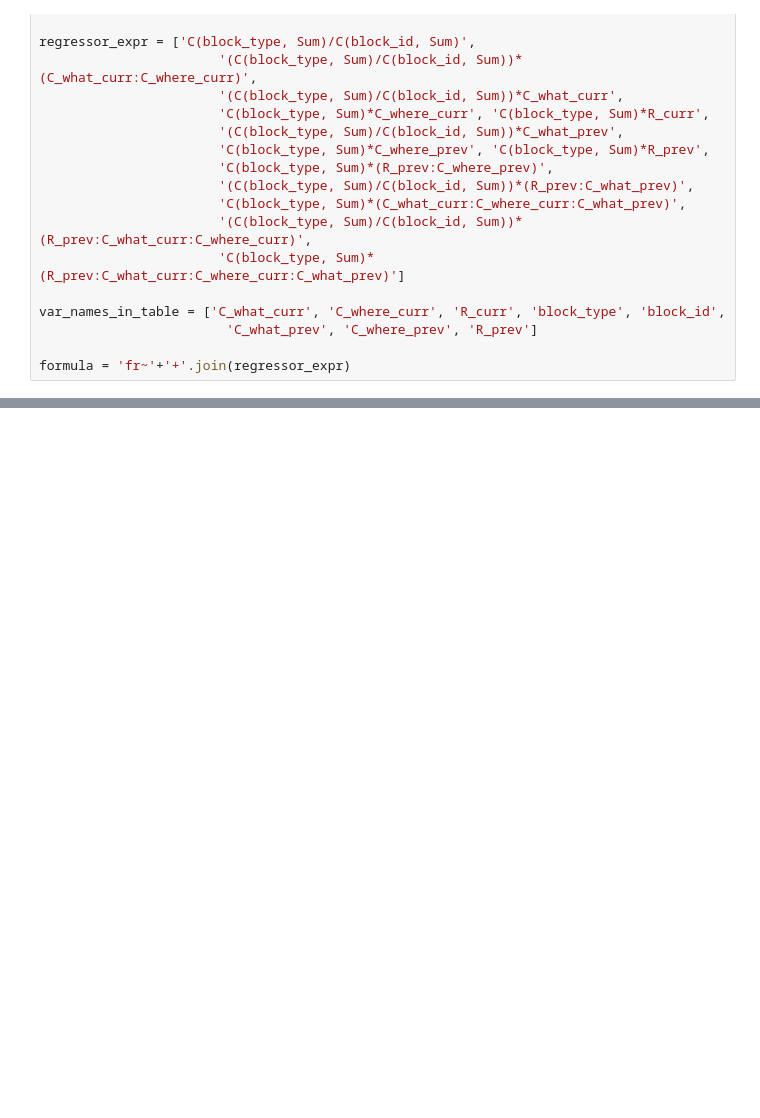
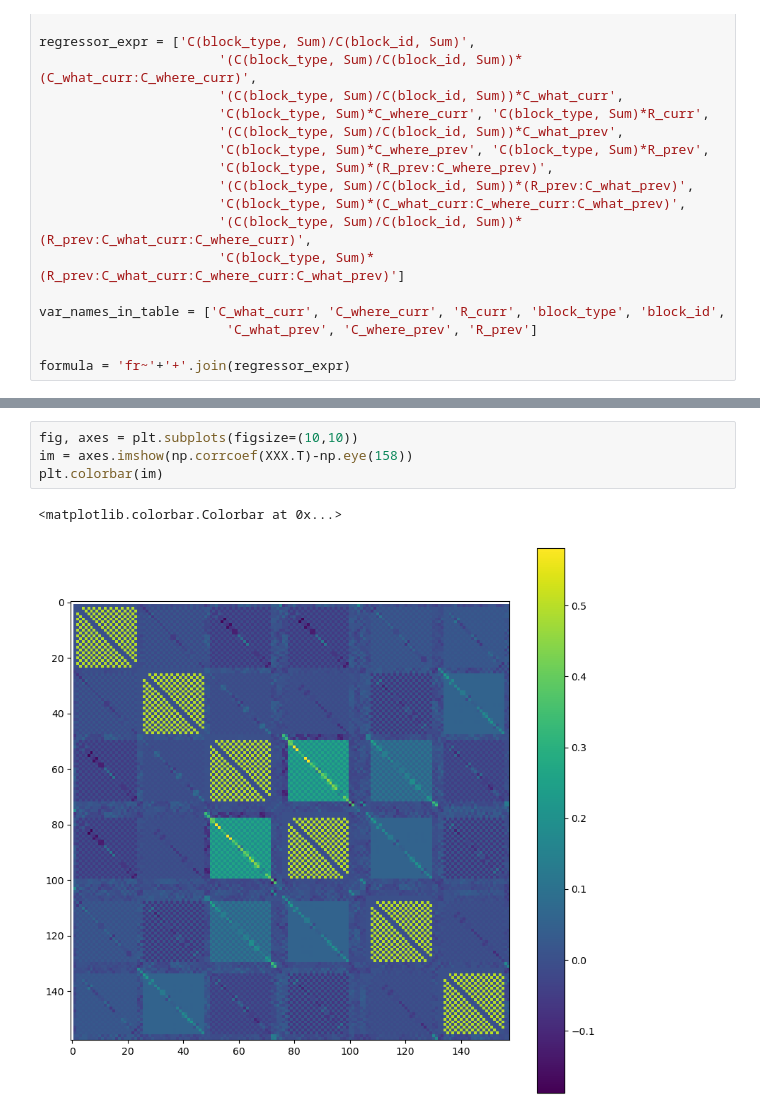
Before and after one commit to slenderham/what-where-task-analysis, a Jupyter notebook: preprocessing.ipynb, the cells around one changed output, grey strips where cells are left out. Cells and saved outputs as stored; diff of their text form; blank space fills up the shorter version.

```diff
--- a/preprocessing.ipynb
+++ b/preprocessing.ipynb
@@ -204,0 +221,7 @@ plt.colorbar()
+# %%
+fig, axes = plt.subplots(figsize=(10,10))
+im = axes.imshow(np.corrcoef(XXX.T)-np.eye(158))
+plt.colorbar(im)
+# %% [output]
+<matplotlib.colorbar.Colorbar at 0x...>
+[figure, added]
```
Also changed, not shown: parts of 7 cells of this notebook, 4 other files.
